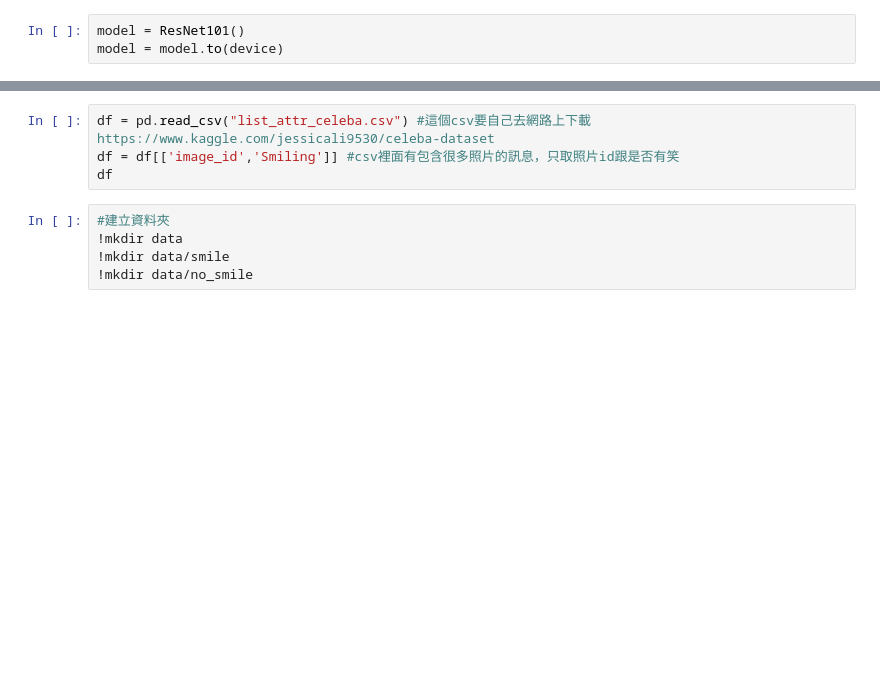
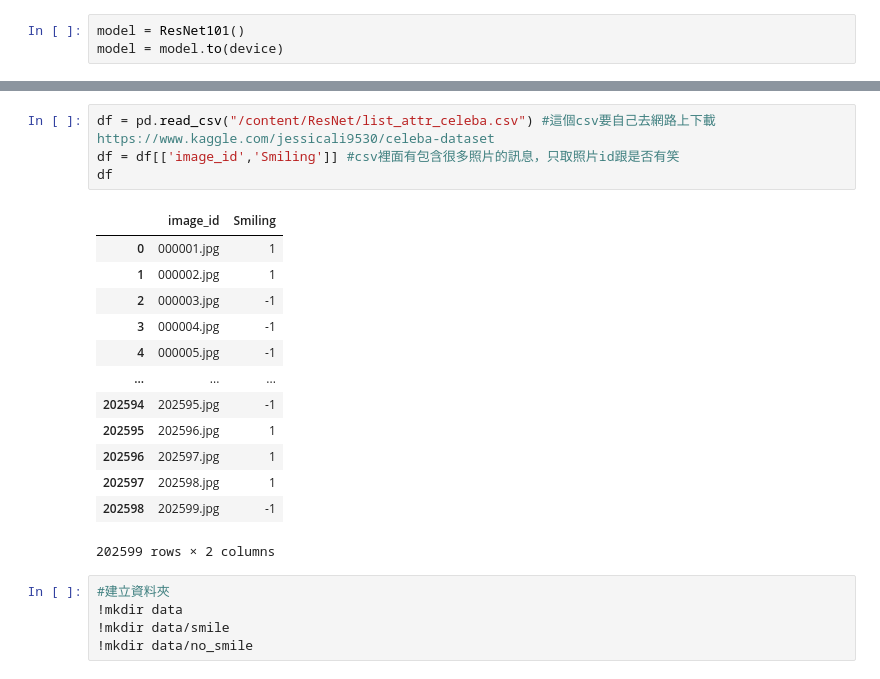
Before and after one commit to evan6007/ResNet, a Jupyter notebook: ResNet.ipynb, the cells around one changed output, grey strips where cells are left out. Cells and saved outputs as stored; diff of their text form; blank space fills up the shorter version.

```diff
--- a/ResNet.ipynb
+++ b/ResNet.ipynb
@@ -179,7 +185,21 @@ print(len(img_list))
 # %%
-df = pd.read_csv("list_attr_celeba.csv") #這個csv要自己去網路上下載https://www.kaggle.com/jessicali9530/celeba-dataset
+df = pd.read_csv("/content/ResNet/list_attr_celeba.csv") #這個csv要自己去網路上下載https://www.kaggle.com/jessicali9530/celeba-dataset
 df = df[['image_id','Smiling']] #csv裡面有包含很多照片的訊息，只取照片id跟是否有笑
 df
+# %% [output]
+|  | image_id | Smiling |
+| 0 | 000001.jpg | 1 |
+| 1 | 000002.jpg | 1 |
+| 2 | 000003.jpg | -1 |
+| 3 | 000004.jpg | -1 |
+| 4 | 000005.jpg | -1 |
+| ... | ... | ... |
+| 202594 | 202595.jpg | -1 |
+| 202595 | 202596.jpg | 1 |
+| 202596 | 202597.jpg | 1 |
+| 202597 | 202598.jpg | 1 |
+| 202598 | 202599.jpg | -1 |
+202599 rows × 2 columns
 # %%
 #建立資料夾
 !mkdir data
```
Also changed, not shown: parts of 9 cells of this notebook.
